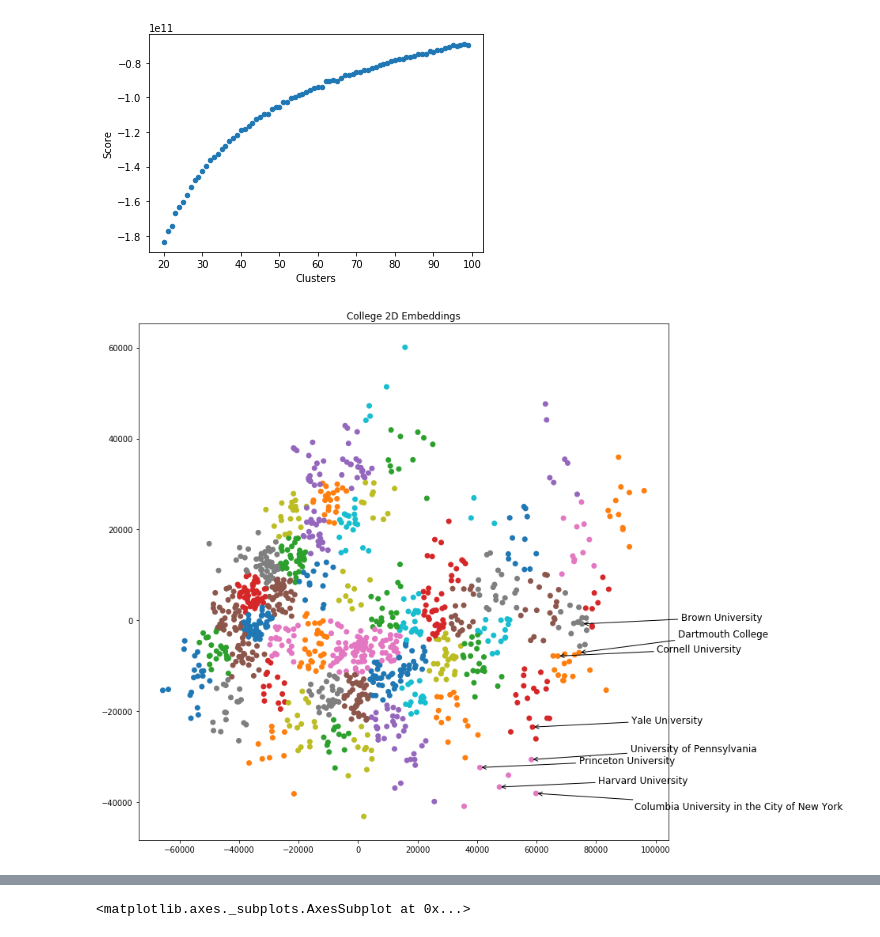
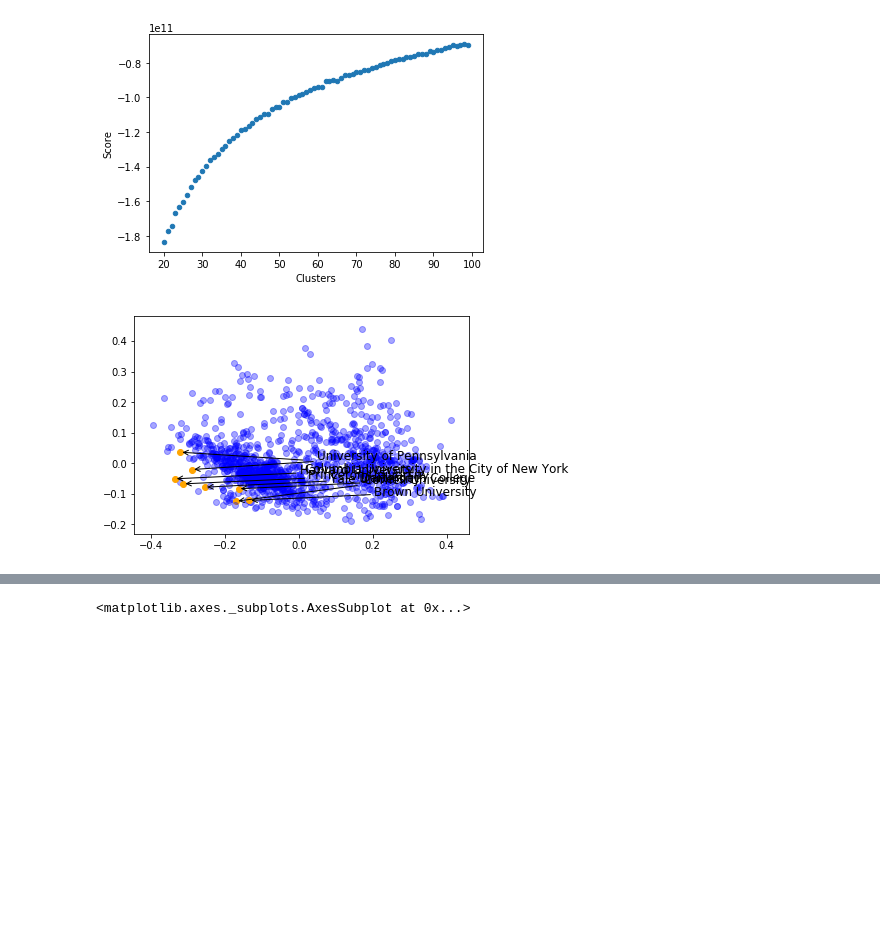
Before and after one commit to jlevin2/cs1951a-final-project, a Jupyter notebook: analysis/kmeans_what_makes_an_ivy_v2.ipynb, the cells around one changed output, grey strips where cells are left out. Drawn from its saved outputs; the diff is of its cells as text; code cells hidden in the pictures; blank space fills up the shorter version.

```diff
--- a/analysis/kmeans_what_makes_an_ivy_v2.ipynb
+++ b/analysis/kmeans_what_makes_an_ivy_v2.ipynb
@@ -116,59 +119,47 @@ with np.printoptions(precision=3, suppress=True):
 #     print(kmeans.cluster_centers_[25])
 for r in clusters:
     print(str(r) + '\n')
-# %%
-pca = PCA(n_components=3)
-
-x = pca.fit_transform(data)
-
-kmeans = KMeans(n_clusters=60, random_state=0)
-
-kmeans.fit(x)
-
-clu = [[] for i in range(0,num_clusters)]
-for i,k in enumerate(kmeans.labels_):
-    clusters[k].append(labelled.values[i][0])
 # %%
 pca = PCA(n_components=2)
 
-p_data = np.array(pca.fit_transform(data))
+p_data = np.array(pca.fit_transform(normalize(data)))
+
+# fig = plt.figure(figsize=(6,6))
+# ax = plt.axes()
+# #ax.scatter(X[:, 0], X[:, 1], ) # Plot the documents
+# # kmeans = KMeans(n_clusters=60, random_state=1)
+# # kmeans.fit(p_data)
+
+# # plt.scatter(p_data[:,0], p_data[:,1], c=kmeans.labels_, cmap='tab10', alpha=1)
+# # kmeans = KMeans(n_clusters=60, random_state=1)
+# # kmeans.fit(p_data)
+
+for i,p in enumerate(p_data):
+    if labelled.values[i][1] in ivies:
+        plt.scatter(p_data[i,0], p_data[i,1], c='orange', alpha=1)
+    else:
+        plt.scatter(p_data[i,0], p_data[i,1], c='blue', alpha=0.35)
 
 
-fig = plt.figure(figsize=(12,12))
-ax = plt.axes()
-#ax.scatter(X[:, 0], X[:, 1], ) # Plot the documents
-kmeans = KMeans(n_clusters=60, random_state=1)
-kmeans.fit(p_data)
-# for i in range(p_data.shape[0]):
-#     x, y = p_data[i, :]
-
-#     if labelled.values[i][1] in ivies:
-#         plt.scatter(x, y, c=kmeans.labels_[i],cmap='viridis', marker="*", alpha=0.5)
-#     else:
-#         plt.scatter(x, y, c=kmeans.labels_[i],cmap='viridis', alpha=0.3)
-
-plt.scatter(p_data[:,0], p_data[:,1], c=kmeans.labels_, cmap='tab10', alpha=1)
-
-h = 100
 for i,p in enumerate(p_data):
     if labelled.values[i][1] in ivies:
         y_off = 5
         if "Dartmouth" in labelled.values[i][0]:
             y_off += 15
         if "Columbia" in labelled.values[i][0]:
             y_off -= 25
         if "Penn" in labelled.values[i][0]:
             y_off += 5
         plt.annotate(
             labelled.values[i][0],
             xy=(p_data[i][0], p_data[i][1]),
             xytext=(125,y_off),
             textcoords='offset points',
             fontsize=12,
             arrowprops=dict(facecolor='black', arrowstyle="->"))
 ax.set_title("College 2D Embeddings")
 
 plt.show()
 # %% [output]
-[figure, old version]
+[figure, new version]
 # %%
```
Also changed, not shown: parts of 4 cells of this notebook, 27 other files.
